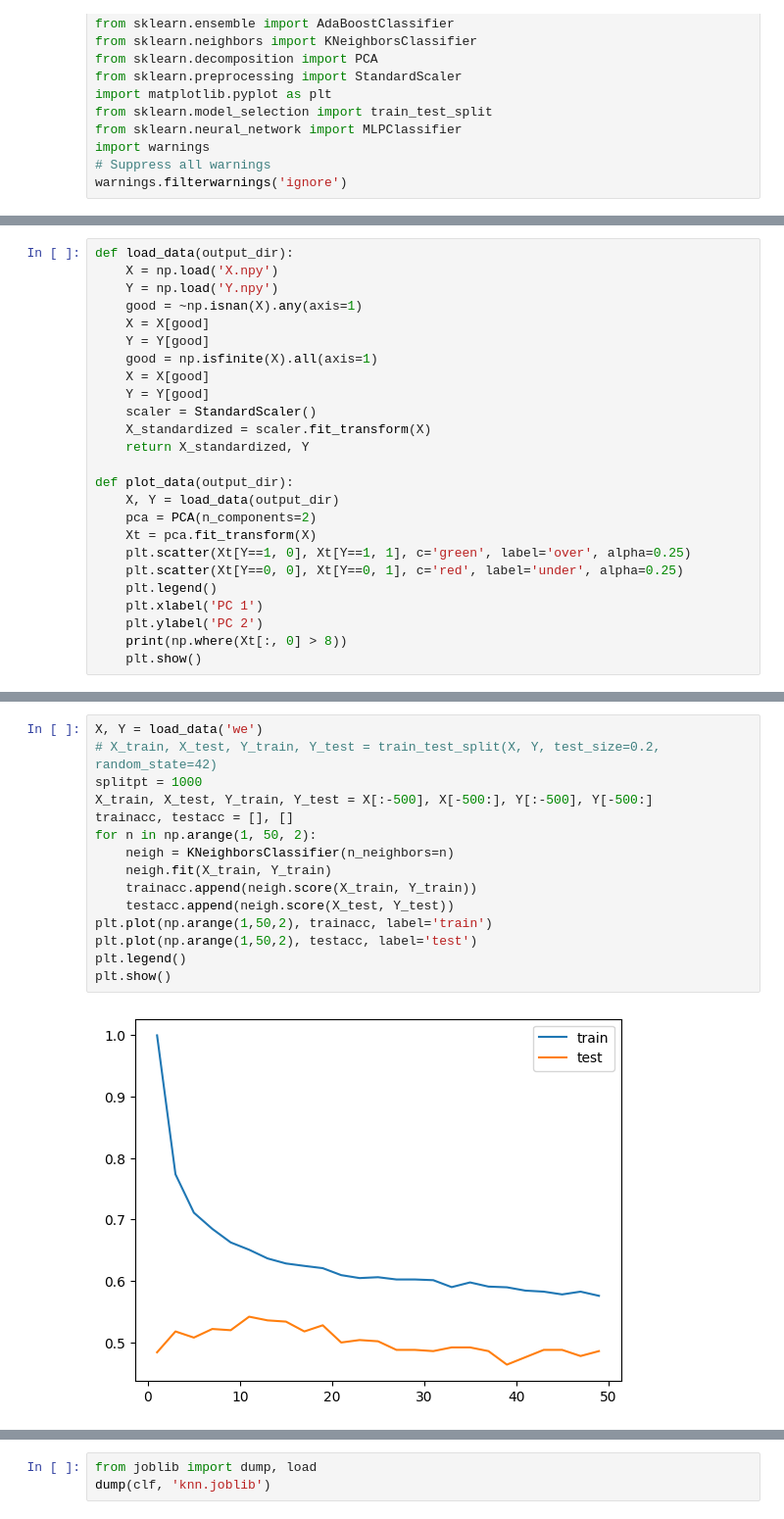
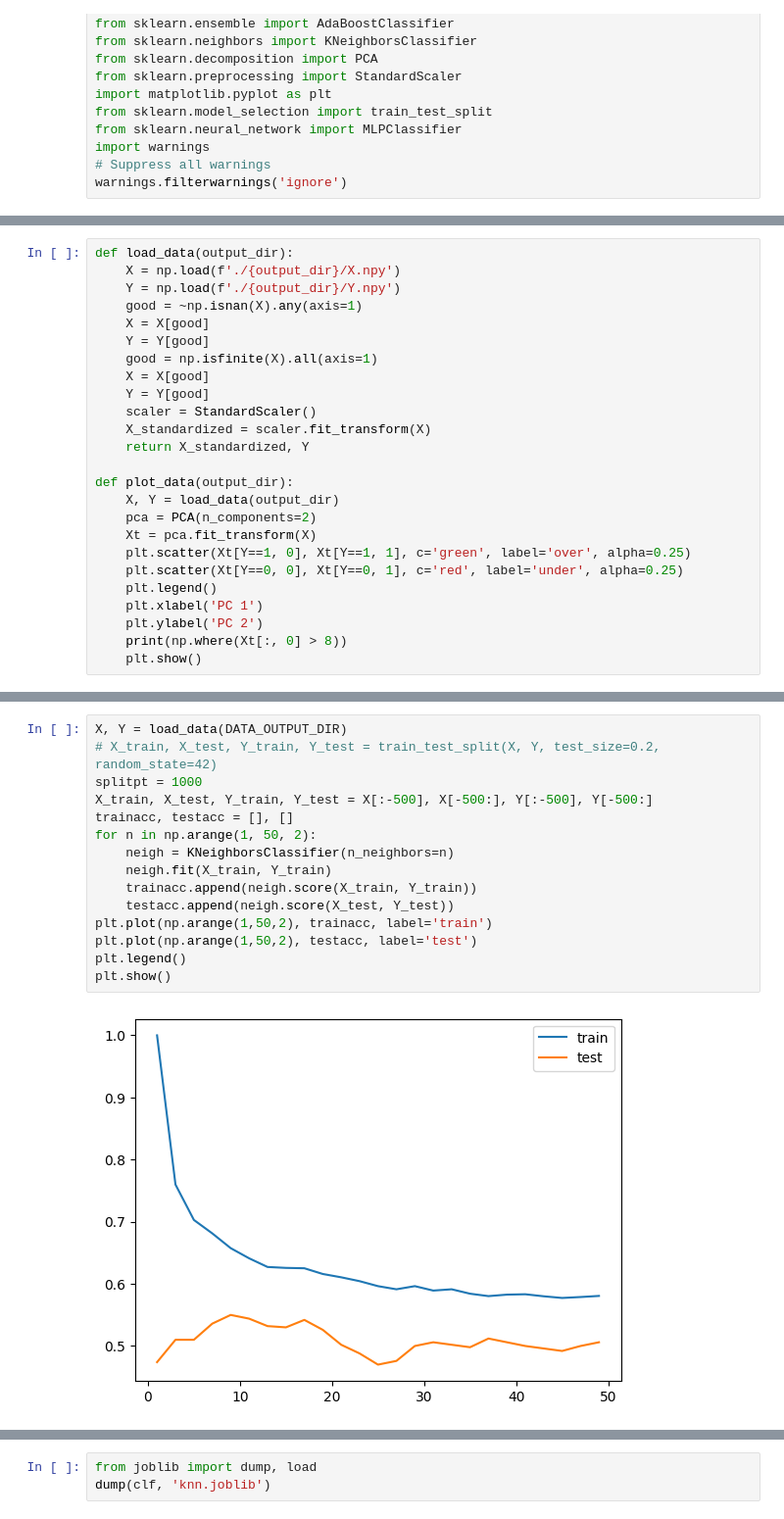
Before and after one commit to satwikmisra/betting, a Jupyter notebook: src/experiment.ipynb, the cells around one changed output, grey strips where cells are left out. Shown at 98% size. Cells and saved outputs as stored; diff of their text form.

```diff
--- a/src/experiment.ipynb
+++ b/src/experiment.ipynb
@@ -81,7 +81,7 @@ KeyboardInterrupt:
 # %%
 def load_data(output_dir):
-    X = np.load('X.npy')
-    Y = np.load('Y.npy')
+    X = np.load(f'./{output_dir}/X.npy')
+    Y = np.load(f'./{output_dir}/Y.npy')
     good = ~np.isnan(X).any(axis=1)
     X = X[good]
     Y = Y[good]
@@ -124,18 +124,18 @@ plt.show()
 # %%
-X, Y = load_data('we')
+X, Y = load_data(DATA_OUTPUT_DIR)
 # X_train, X_test, Y_train, Y_test = train_test_split(X, Y, test_size=0.2, random_state=42)
 splitpt = 1000
 X_train, X_test, Y_train, Y_test = X[:-500], X[-500:], Y[:-500], Y[-500:]
 trainacc, testacc = [], []
 for n in np.arange(1, 50, 2):
     neigh = KNeighborsClassifier(n_neighbors=n)
     neigh.fit(X_train, Y_train)
     trainacc.append(neigh.score(X_train, Y_train))
     testacc.append(neigh.score(X_test, Y_test))
 plt.plot(np.arange(1,50,2), trainacc, label='train')
 plt.plot(np.arange(1,50,2), testacc, label='test')
 plt.legend()
 plt.show()
 # %% [output]
-[figure, old version]
+[figure, new version]
 # %%
```
Also changed, not shown: parts of 6 cells of this notebook, 1 other file.
